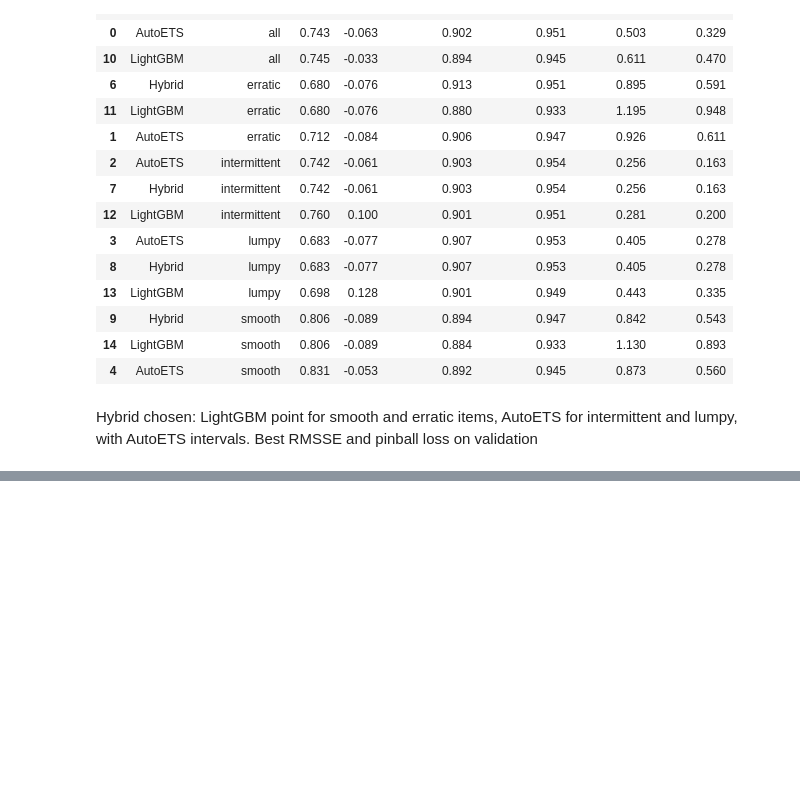
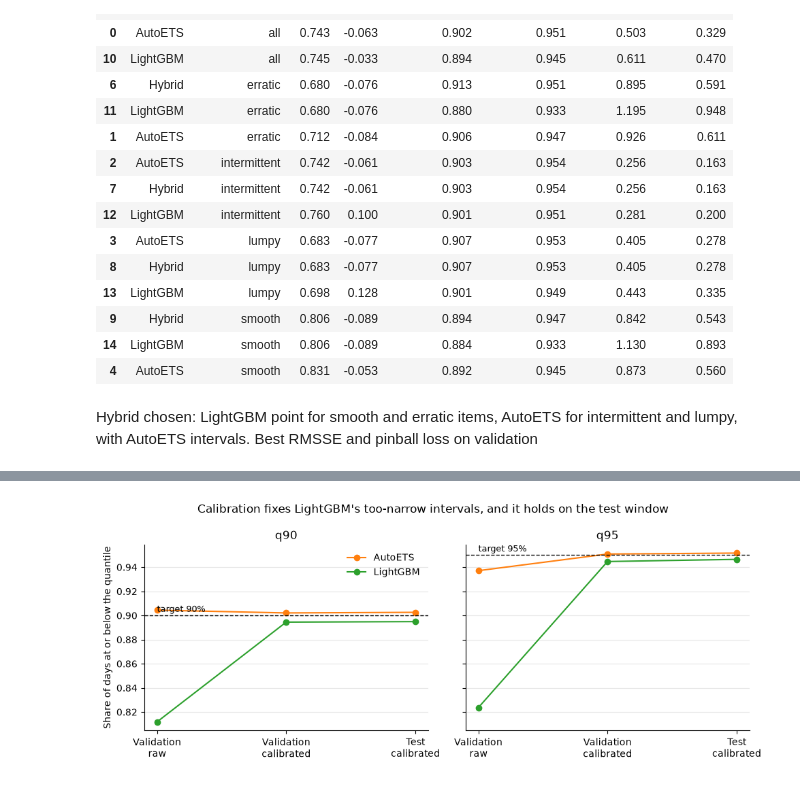
Before and after one commit to vitorneve-s7/supply-chain-decision-platform, a Jupyter notebook: notebooks/02_forecasting.ipynb, the cells around one changed output, grey strips where cells are left out. Saved outputs shown, nothing was run; the diff lists cells and outputs as text; code cells hidden in the pictures; blank space fills up the shorter version.

```diff
--- a/notebooks/02_forecasting.ipynb
+++ b/notebooks/02_forecasting.ipynb
@@ -134,0 +178,35 @@ Hybrid chosen: LightGBM point for smooth and erratic items, AutoETS for intermit
+# %%
+raw = pd.read_csv(ROOT / "results" / "summary.csv")
+cal = pd.read_csv(ROOT / "results" / "summary_calibrated.csv")
+
+rows = []
+stages = [("Validation\nraw", raw), ("Validation\ncalibrated", cal), ("Test\ncalibrated", test)]
+for stage, table in stages:
+    t = table[(table["demand_class"] == "all") & table["model"].isin(["AutoETS", "LightGBM"])]
+    for _, r in t.iterrows():
+        rows.append(
+            {
+                "stage": stage,
+                "model": r["model"],
+                "q90": r["coverage_q90"],
+                "q95": r["coverage_q95"],
+            }
+        )
+cov = pd.DataFrame(rows)
+
+fig, axes = plt.subplots(1, 2, figsize=(10, 4), sharey=True)
+for ax, q, target in zip(axes, ["q90", "q95"], [0.90, 0.95]):
+    for m in ["AutoETS", "LightGBM"]:
+        g = cov[cov["model"] == m]
+        ax.plot(g["stage"], g[q], marker="o", color=COLORS[m], label=m)
+    ax.axhline(target, color="black", linestyle="--", linewidth=1)
+    ax.text(0, target + 0.003, f"target {target:.0%}", fontsize=9)
+    ax.set_title(q)
+    ax.grid(axis="y", alpha=0.3)
+axes[0].set_ylabel("Share of days at or below the quantile")
+axes[0].legend(frameon=False)
+fig.suptitle("Calibration fixes LightGBM's too-narrow intervals, and it holds on the test window")
+plt.tight_layout()
+plt.show()
+# %% [output]
+[figure, added]
```
Also changed, not shown: parts of 5 cells of this notebook.
